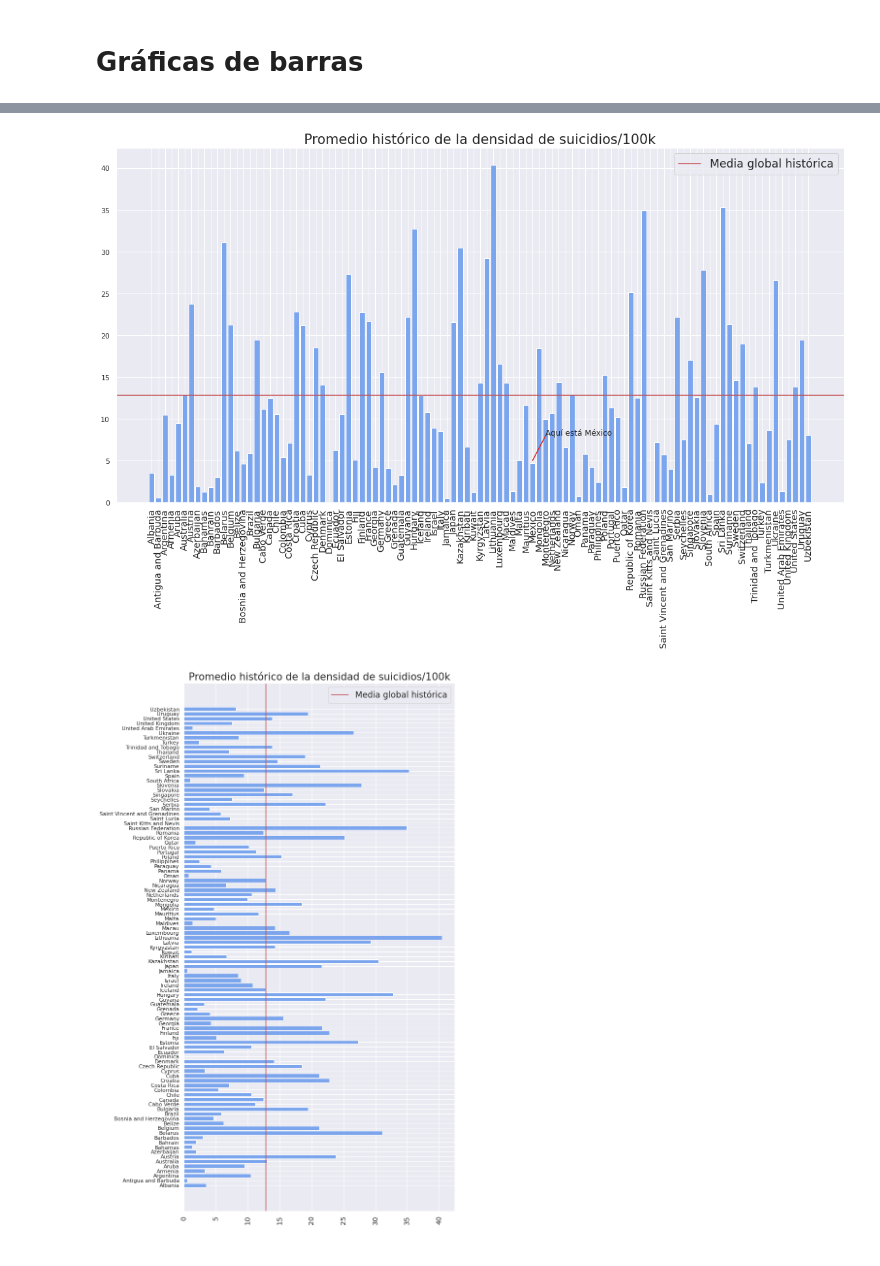
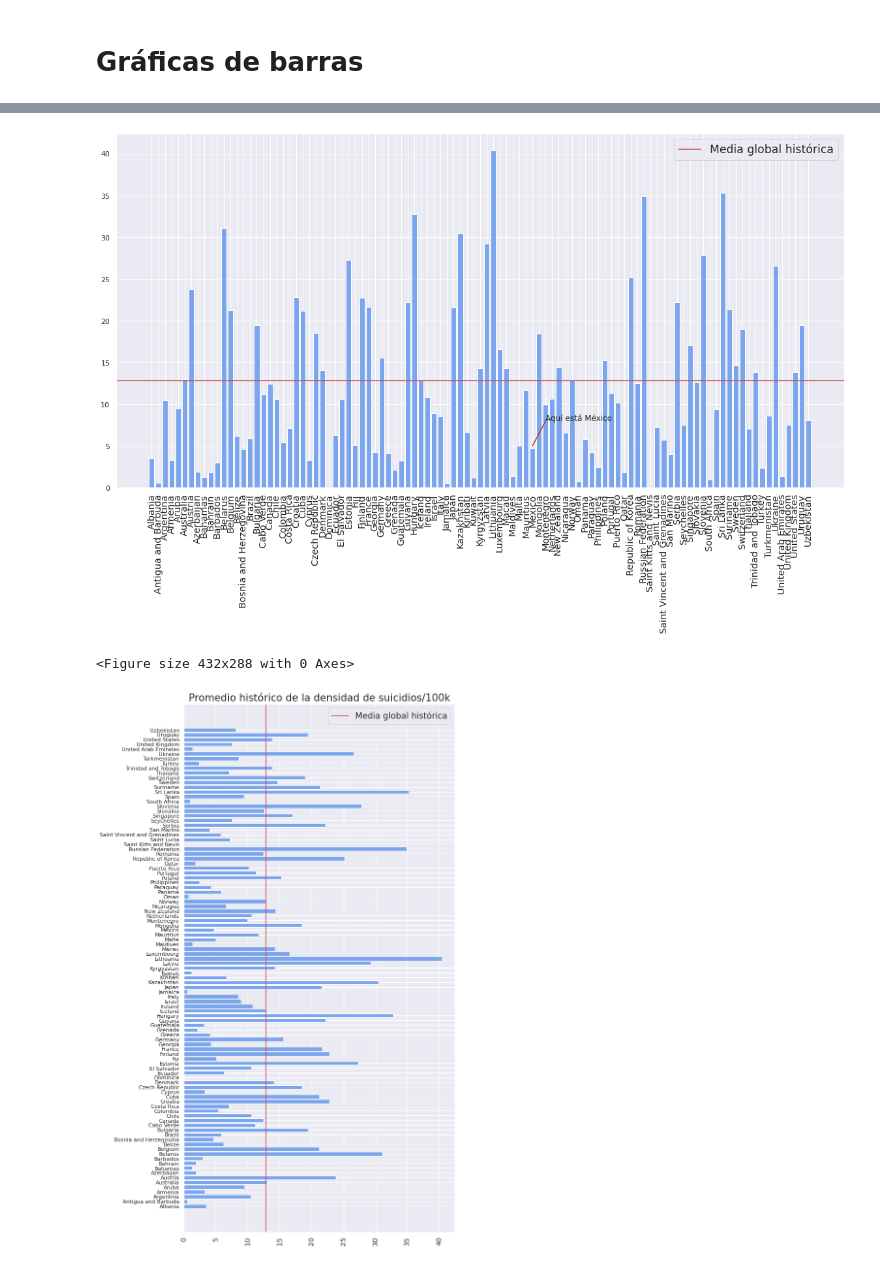
Before and after one commit to Javcm/Intro-a-Deep-Learning-UNAM-FC, a Jupyter notebook: Tutorial_Matplotlib.ipynb, the cells around one changed output, grey strips where cells are left out. Drawn from its saved outputs; the diff is of its cells as text; code cells hidden in the pictures.

```diff
--- a/Tutorial_Matplotlib.ipynb
+++ b/Tutorial_Matplotlib.ipynb
@@ -188,7 +188,8 @@ plt.savefig("suicidios_histórico.png")
 # Gráficas de barras
 # %%
 #Un data set más resumido con los promedios históricos
-
+import pandas as pd
+base_path = "/content/Intro-a-Deep-Learning-UNAM-FC/"
 df_prom = pd.read_csv(base_path + "suicidios_prom_historico.csv")
 print(df_prom.shape)
 df_prom.head()
@@ -203,32 +209,33 @@ df_prom.head()
 # %%
 #Vamos a ver cómo hacer gráficas de barras bien coquetas
 
 f=plt.figure(figsize=(20,10))
 plt.bar(df_prom["Pais"],df_prom["Promedio de suicidios/100k"],color="#7ba5ed")
 
 #Para poner una rejilla
 plt.grid(True)
 
 #Para poner texto
 plt.text(60,8, "Aquí está México")
 #Complementando con una linea para indicar
 plt.plot([58,60], [5,8],c="#d12828");
 
 #Permite poner una gráfica horizontal
 plt.axhline(y=12.82, color='r', linestyle='-',label="Media global histórica")
 
-plt.title("Promedio histórico de la densidad de suicidios/100k",fontsize='xx-large')
+# plt.title("Promedio histórico de la densidad de suicidios/100k",fontsize='xx-large')
 
-#Permite girar las etiquetas
+# #Permite girar las etiquetas
 plt.xticks(rotation=90,fontsize='large')
 plt.legend(loc="best",fontsize='x-large')
 plt.show()
 
 #Para guardar una figura
-f.savefig("suicidios_paises.png")
+plt.savefig("suicidios_paises.png")
 #f.savefig(base_path+"suicidios_paises.png")
 # %% [output]
-[figure, old version]
+[figure, new version]
+<Figure size 432x288 with 0 Axes>
 # %%
 #Vamos a ver cómo hacer gráficas de barras bien coquetas
 
```
Also changed, not shown: parts of 7 cells of this notebook.
